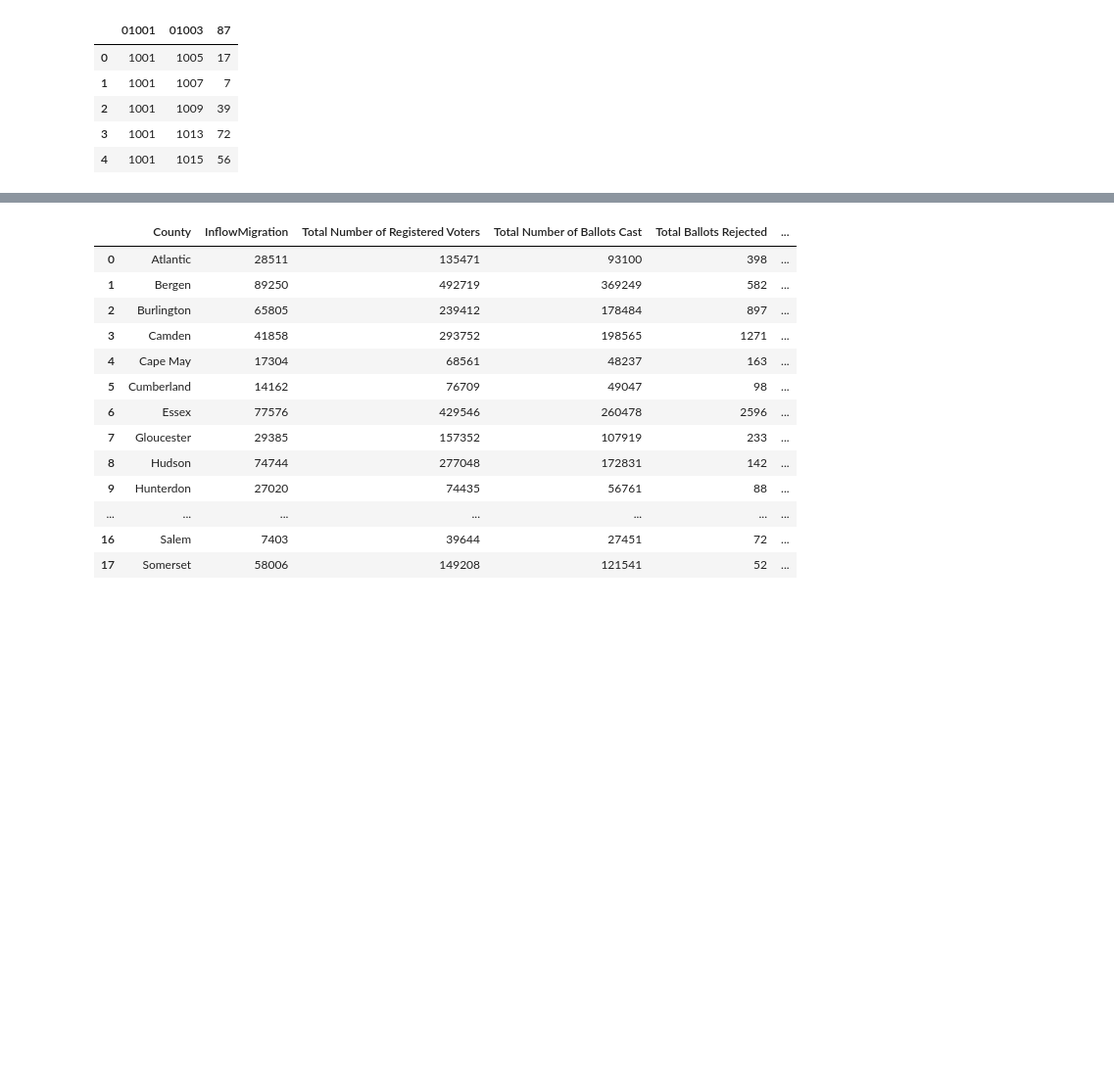
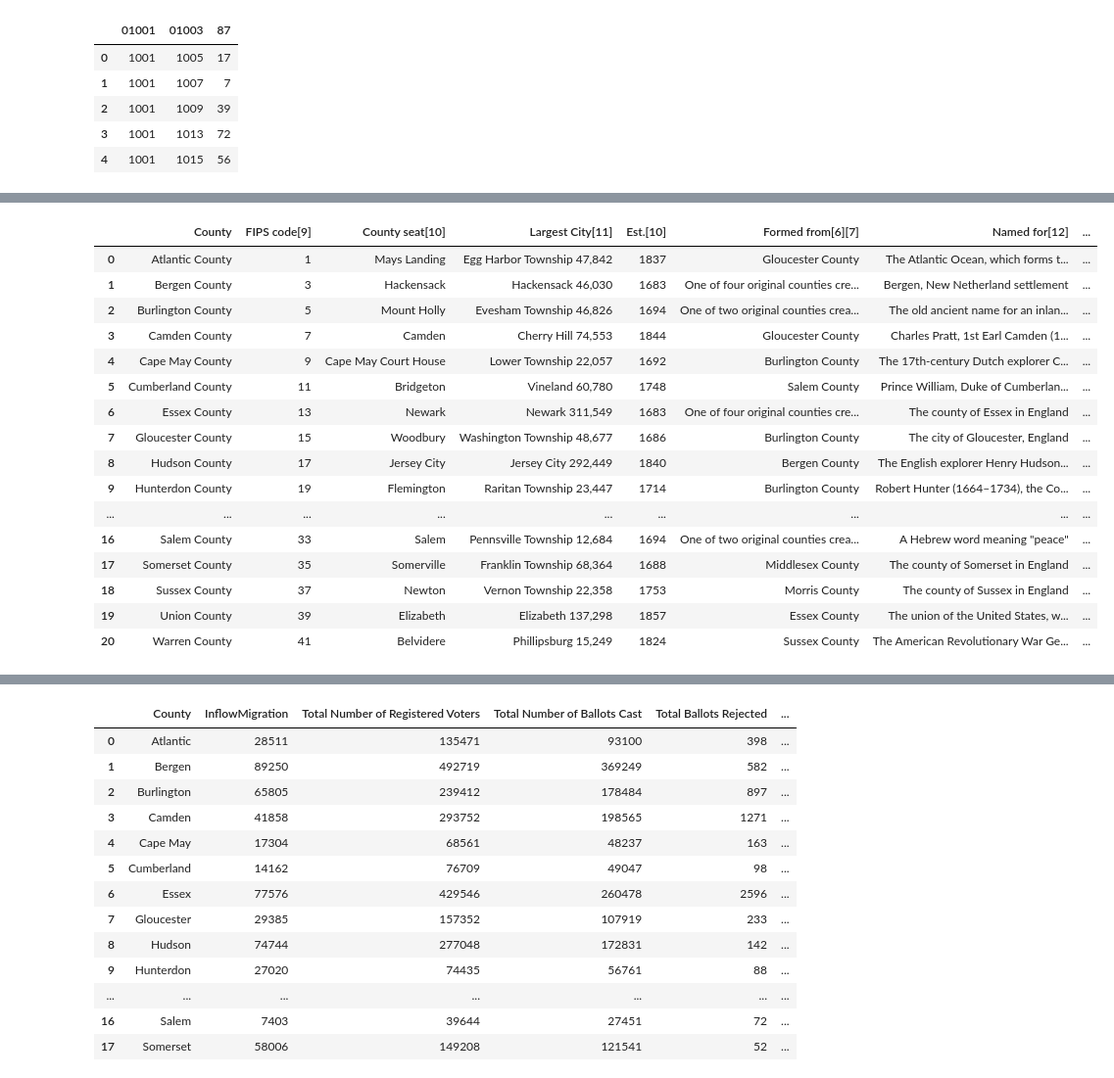
Before and after one commit to fleckc/visSP23, a Jupyter notebook: ps2.ipynb, the cells around one changed output, grey strips where cells are left out. Shown: that part at 98% size. Cells and saved outputs as stored; diff of their text form; code cells hidden in the pictures; blank space fills up the shorter version.

```diff
--- a/ps2.ipynb
+++ b/ps2.ipynb
@@ -91,5 +163,29 @@ njmigrateonly2.head()
 # %%
 njmerge1 = counties.join(njmigrateonly2, how="outer")
 #putting county names to the total migration inflows
+# %%
+#aok: in njmigratenjonly you have fips codes, co get dataset with both counties and fipscodes :)
+#not only easier but also less dangerous; in your join everything rests on right sorting; much safer to explicitly join on variable!
+#eg this has both counties adn fipscodes: https://en.wikipedia.org/wiki/List_of_counties_in_New_Jersey
+#and can read from any html straigh up with:
+pd.read_html("https://en.wikipedia.org/wiki/List_of_counties_in_New_Jersey", match = "FIPS")[0] #match is keyword search for var in table :)
+# %% [output]
+|  | County | FIPS code[9] | County seat[10] | Largest City[11] | Est.[10] | Formed from[6][7] | Named for[12] | ... |
+| 0 | Atlantic County | 1 | Mays Landing | Egg Harbor Township 47,842 | 1837 | Gloucester County | The Atlantic Ocean, which forms t... | ... |
+| 1 | Bergen County | 3 | Hackensack | Hackensack 46,030 | 1683 | One of four original counties cre... | Bergen, New Netherland settlement | ... |
+| 2 | Burlington County | 5 | Mount Holly | Evesham Township 46,826 | 1694 | One of two original counties crea... | The old ancient name for an inlan... | ... |
+| 3 | Camden County | 7 | Camden | Cherry Hill 74,553 | 1844 | Gloucester County | Charles Pratt, 1st Earl Camden (1... | ... |
+| 4 | Cape May County | 9 | Cape May Court House | Lower Township 22,057 | 1692 | Burlington County | The 17th-century Dutch explorer C... | ... |
+| 5 | Cumberland County | 11 | Bridgeton | Vineland 60,780 | 1748 | Salem County | Prince William, Duke of Cumberlan... | ... |
+| 6 | Essex County | 13 | Newark | Newark 311,549 | 1683 | One of four original counties cre... | The county of Essex in England | ... |
+| 7 | Gloucester County | 15 | Woodbury | Washington Township 48,677 | 1686 | Burlington County | The city of Gloucester, England | ... |
+| 8 | Hudson County | 17 | Jersey City | Jersey City 292,449 | 1840 | Bergen County | The English explorer Henry Hudson... | ... |
+| 9 | Hunterdon County | 19 | Flemington | Raritan Township 23,447 | 1714 | Burlington County | Robert Hunter (1664–1734), the Co... | ... |
+| ... | ... | ... | ... | ... | ... | ... | ... | ... |
+| 16 | Salem County | 33 | Salem | Pennsville Township 12,684 | 1694 | One of two original counties crea... | A Hebrew word meaning "peace" | ... |
+| 17 | Somerset County | 35 | Somerville | Franklin Township 68,364 | 1688 | Middlesex County | The county of Somerset in England | ... |
+| 18 | Sussex County | 37 | Newton | Vernon Township 22,358 | 1753 | Morris County | The county of Sussex in England | ... |
+| 19 | Union County | 39 | Elizabeth | Elizabeth 137,298 | 1857 | Essex County | The union of the United States, w... | ... |
+| 20 | Warren County | 41 | Belvidere | Phillipsburg 15,249 | 1824 | Sussex County | The American Revolutionary War Ge... | ... |
 # %%
 njmerge1.head()
```
Also changed, not shown: parts of 8 cells of this notebook.
